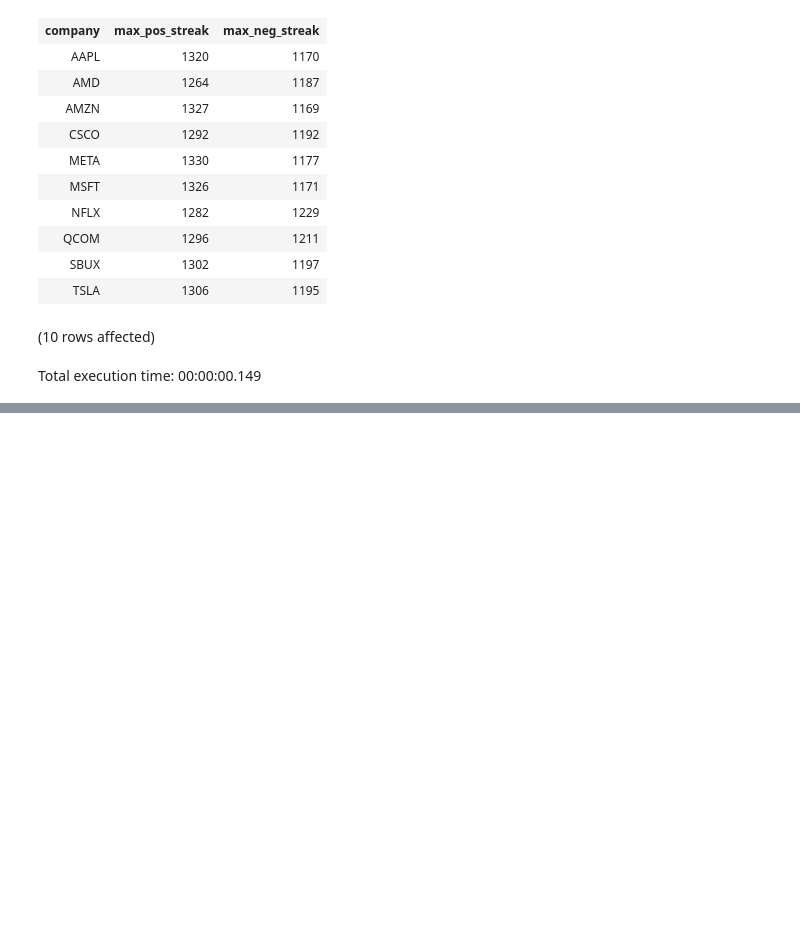
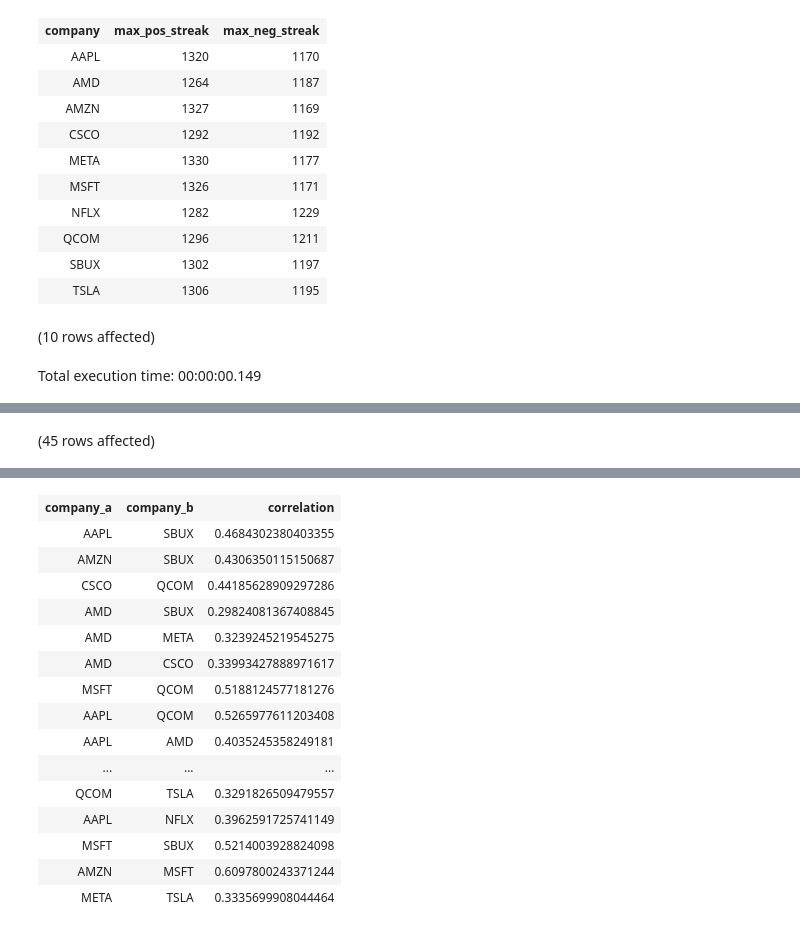
Before and after one commit to bradleytkay/stock_market_analysis, a Jupyter notebook: step_3a_eda_pt_2.ipynb, the cells around one changed output, grey strips where cells are left out. Cells and saved outputs as stored; diff of their text form; code cells hidden in the pictures; blank space fills up the shorter version.

```diff
--- a/step_3a_eda_pt_2.ipynb
+++ b/step_3a_eda_pt_2.ipynb
@@ -611,0 +637,6 @@ Total execution time: 00:00:00.149
+# %%
+--the correlation_results table
+SELECT *
+FROm correlation_results
+# %% [output]
+(45 rows affected)
@@ -611,0 +644,16 @@ Total execution time: 00:00:00.149
+| company_a | company_b | correlation |
+| AAPL | SBUX | 0.4684302380403355 |
+| AMZN | SBUX | 0.4306350115150687 |
+| CSCO | QCOM | 0.44185628909297286 |
+| AMD | SBUX | 0.29824081367408845 |
+| AMD | META | 0.3239245219545275 |
+| AMD | CSCO | 0.33993427888971617 |
+| MSFT | QCOM | 0.5188124577181276 |
+| AAPL | QCOM | 0.5265977611203408 |
+| AAPL | AMD | 0.4035245358249181 |
+| ... | ... | ... |
+| QCOM | TSLA | 0.3291826509479557 |
+| AAPL | NFLX | 0.3962591725741149 |
+| MSFT | SBUX | 0.5214003928824098 |
+| AMZN | MSFT | 0.6097800243371244 |
+| META | TSLA | 0.3335699908044464 |
```
Also changed, not shown: parts of 8 cells of this notebook, 7 other files.
